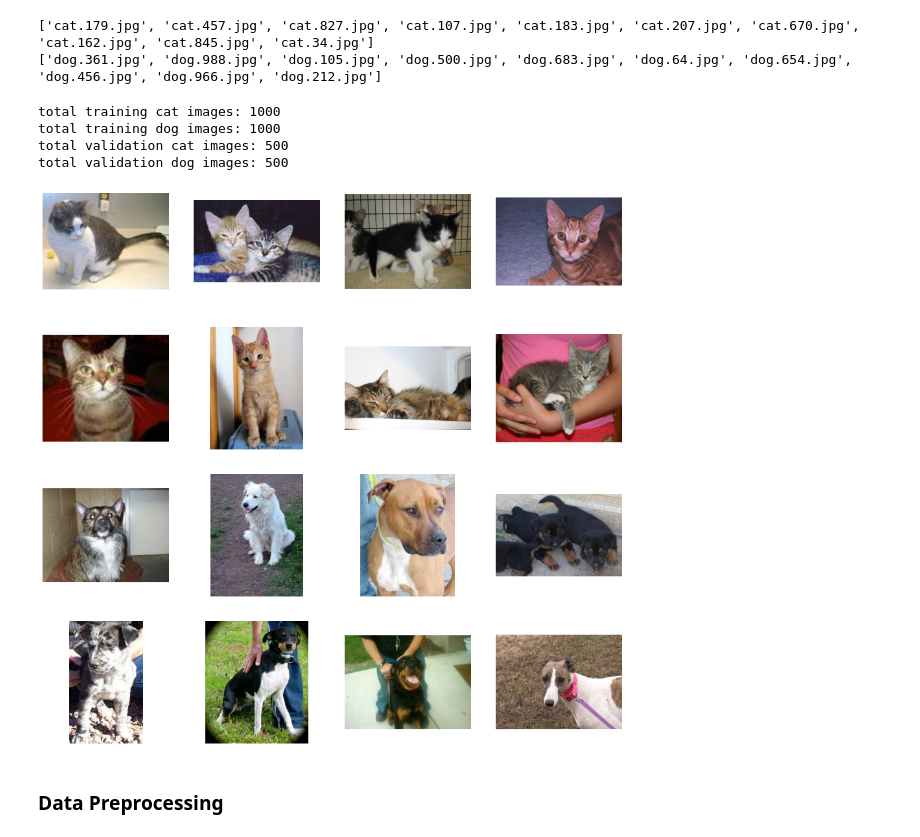
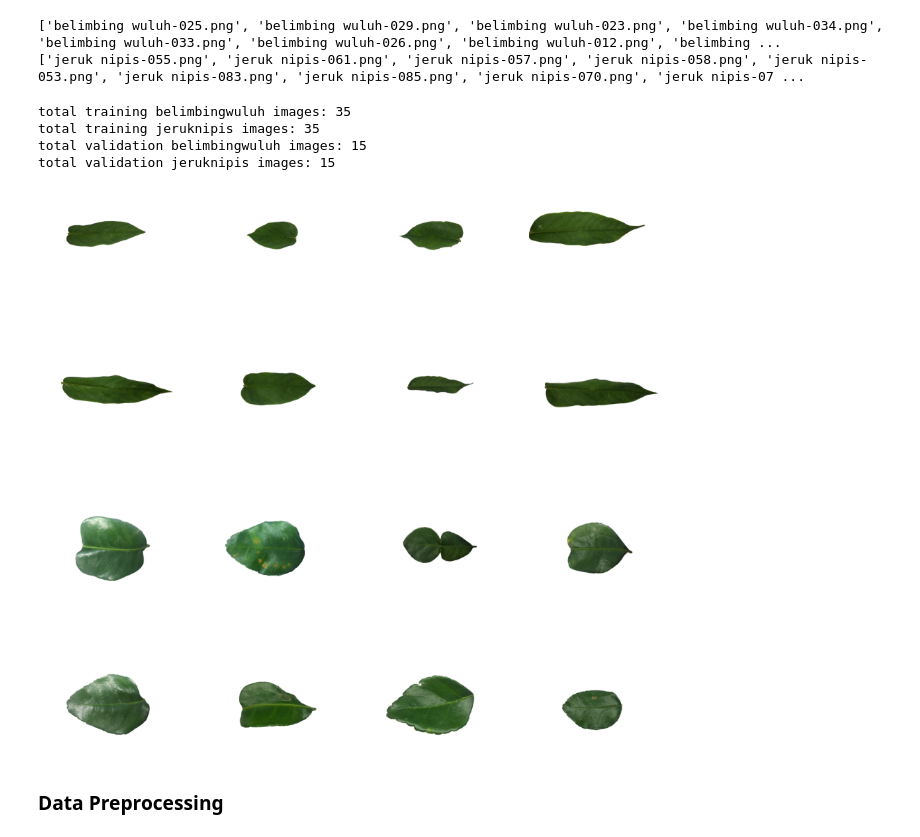
Before and after one commit to muhammaddaffa50/computer_vision, a Jupyter notebook: Artificial_Neural_Network/neural_network.ipynb, the cells around one changed output. Cells and saved outputs as stored; diff of their text form; code cells hidden in the pictures.

```diff
--- a/Artificial_Neural_Network/neural_network.ipynb
+++ b/Artificial_Neural_Network/neural_network.ipynb
@@ -25,67 +30,67 @@ zip_ref = zipfile.ZipFile(local_zip, 'r')
 zip_ref.extractall('/tmp')
 zip_ref.close()
 # %%
-base_dir = '/tmp/cats_and_dogs_filtered'
+base_dir = '/tmp/daun'
 
 train_dir = os.path.join(base_dir, 'train')
 validation_dir = os.path.join(base_dir, 'validation')
 
-train_cats_dir = os.path.join(train_dir, 'cats')
-train_dogs_dir = os.path.join(train_dir, 'dogs')
+train_belimbingwuluh_dir = os.path.join(train_dir, 'belimbingwuluh')
+train_jeruknipis_dir = os.path.join(train_dir, 'jeruknipis')
 
-validation_cats_dir = os.path.join(validation_dir, 'cats')
-validation_dogs_dir = os.path.join(validation_dir, 'dogs')
+validation_belimbingwuluh_dir = os.path.join(validation_dir, 'belimbingwuluh')
+validation_jeruknipis_dir = os.path.join(validation_dir, 'jeruknipis')
 # %%
 # Cek penamaan image yang ada di folder train_cats_dir dan train_dogs_dir
-print(os.listdir(train_cats_dir)[:10])
-print(os.listdir(train_dogs_dir)[:10])
+print(os.listdir(train_belimbingwuluh_dir)[:10])
+print(os.listdir(train_jeruknipis_dir)[:10])
 # %% [output]
-['cat.179.jpg', 'cat.457.jpg', 'cat.827.jpg', 'cat.107.jpg', 'cat.183.jpg', 'cat.207.jpg', 'cat.670.jpg', 'cat.162.jpg', 'cat.845.jpg', 'cat.34.jpg']
-['dog.361.jpg', 'dog.988.jpg', 'dog.105.jpg', 'dog.500.jpg', 'dog.683.jpg', 'dog.64.jpg', 'dog.654.jpg', 'dog.456.jpg', 'dog.966.jpg', 'dog.212.jpg']
+['belimbing wuluh-025.png', 'belimbing wuluh-029.png', 'belimbing wuluh-023.png', 'belimbing wuluh-034.png', 'belimbing wuluh-033.png', 'belimbing wuluh-026.png', 'belimbing wuluh-012.png', 'belimbing ...
+['jeruk nipis-055.png', 'jeruk nipis-061.png', 'jeruk nipis-057.png', 'jeruk nipis-058.png', 'jeruk nipis-053.png', 'jeruk nipis-083.png', 'jeruk nipis-085.png', 'jeruk nipis-070.png', 'jeruk nipis-07 ...
 # %%
 # Cek jumlah data train dan data validation
-print('total training cat images:', len(os.listdir(train_cats_dir)))
-print('total training dog images:', len(os.listdir(train_dogs_dir)))
-print('total validation cat images:', len(os.listdir(validation_cats_dir)))
-print('total validation dog images:', len(os.listdir(validation_dogs_dir)))
+print('total training belimbingwuluh images:', len(os.listdir(train_belimbingwuluh_dir)))
+print('total training jeruknipis images:', len(os.listdir(train_jeruknipis_dir)))
+print('total validation belimbingwuluh images:', len(os.listdir(validation_belimbingwuluh_dir)))
+print('total validation jeruknipis images:', len(os.listdir(validation_jeruknipis_dir)))
 # %% [output]
-total training cat images: 1000
-total training dog images: 1000
-total validation cat images: 500
-total validation dog images: 500
+total training belimbingwuluh images: 35
+total training jeruknipis images: 35
+total validation belimbingwuluh images: 15
+total validation jeruknipis images: 15
 # %%
 # Tampilkan 8 image per kelas dengan ukuran 4x4
 
 %matplotlib inline
 
 import matplotlib.pyplot as plt
 import matplotlib.image as mpimg
 
 nrows = 4
 ncols = 4
 
 pic_index = 0
 
 fig = plt.gcf()
 fig.set_size_inches(ncols * 4, nrows * 4)
 
 pic_index += 8
-next_cat_pix = [os.path.join(train_cats_dir, fname)
-                for fname in os.listdir(train_cats_dir)[pic_index-8:pic_index]]
-next_dog_pix = [os.path.join(train_dogs_dir, fname)
-                for fname in os.listdir(train_dogs_dir)[pic_index-8:pic_index]]
+next_wuluh_pix = [os.path.join(train_belimbingwuluh_dir, fname)
+                for fname in os.listdir(train_belimbingwuluh_dir)[pic_index-8:pic_index]]
+next_nipis_pix = [os.path.join(train_jeruknipis_dir, fname)
+                for fname in os.listdir(train_jeruknipis_dir)[pic_index-8:pic_index]]
 
-for i, img_path in enumerate(next_cat_pix+next_dog_pix):
+for i, img_path in enumerate(next_wuluh_pix+next_nipis_pix):
   # Set up subplot; subplot indices start at 1
   sp = plt.subplot(nrows, ncols, i + 1)
   sp.axis('Off') # Don't show axes (or gridlines)
 
   img = mpimg.imread(img_path)
   plt.imshow(img)
 
 plt.show()
 # %% [output]
-[figure, old version]
+[figure, new version]
 # %%
 import cv2
 import numpy as np
```
Also changed, not shown: parts of 12 cells of this notebook.
